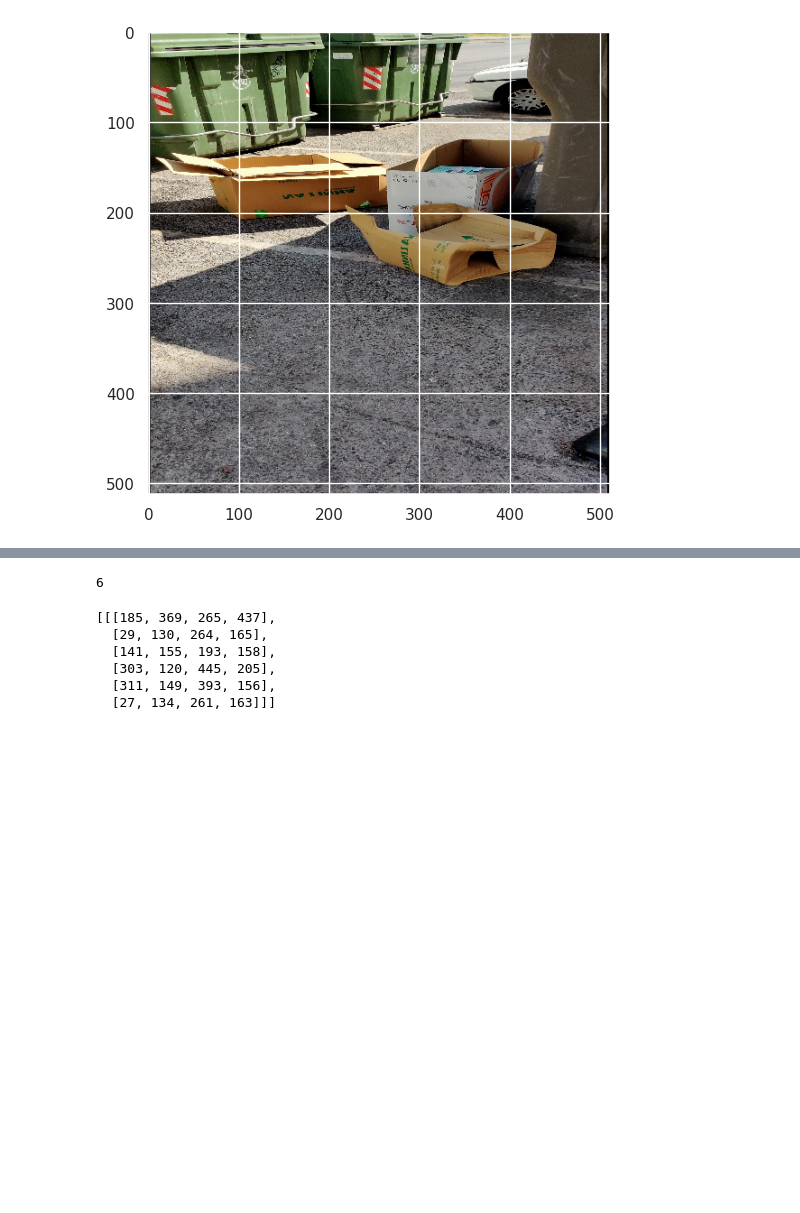
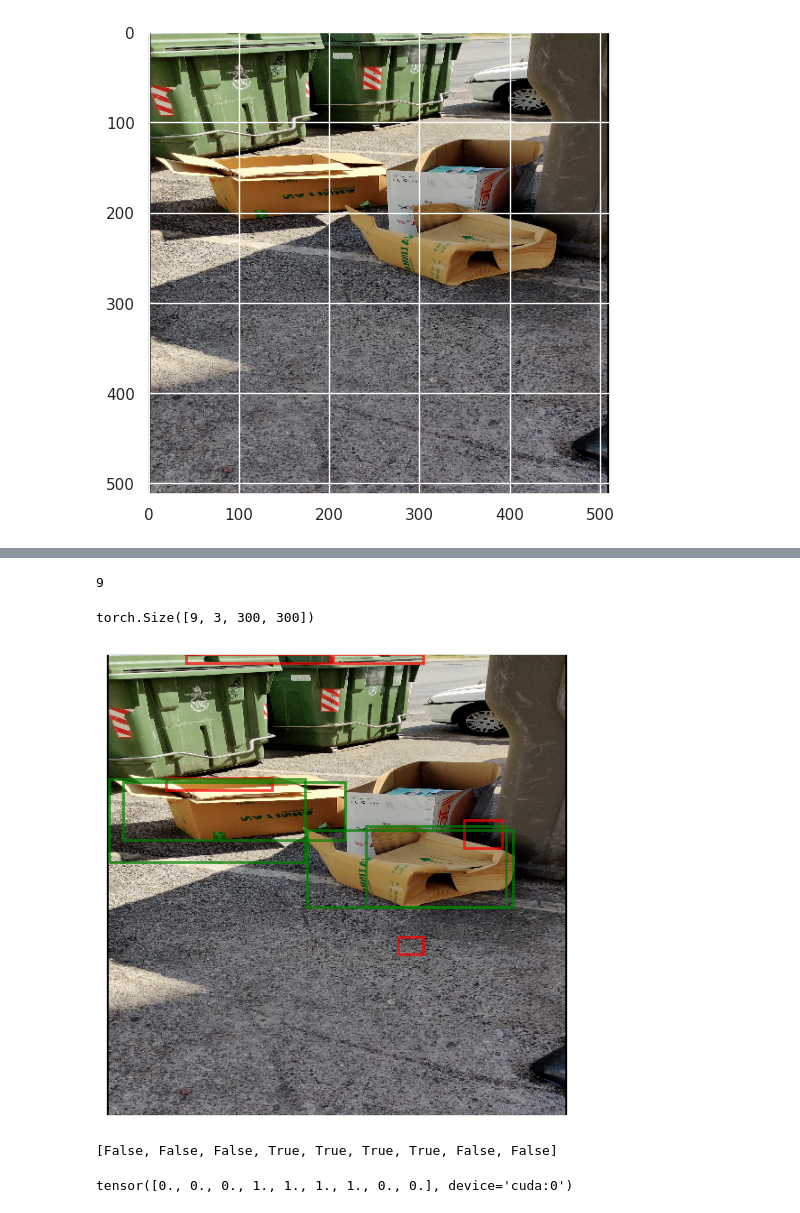
Before and after one commit to amakarewicz/2023-DTU-Deep-Learning-In-Computer-Vision, a Jupyter notebook: IV-Object-Detection/training_loop.ipynb, the cells around one changed output, grey strips where cells are left out. Saved outputs shown, nothing was run; the diff lists cells and outputs as text; code cells hidden in the pictures; blank space fills up the shorter version.

```diff
--- a/IV-Object-Detection/training_loop.ipynb
+++ b/IV-Object-Detection/training_loop.ipynb
@@ -210,19 +210,44 @@ bboxes[1]
 # Selective search
 cropped_images_all, proposals_all, predictions_all = selective_search_train([images[1]], [bboxes[1]])
 data, target = torch.stack(cropped_images_all).to(device), torch.FloatTensor(predictions_all).to(device)
-# %%
-len(cropped_images_all)
-# %% [output]
-6
-# %%
-proposals_all
-# %% [output]
-[[[185, 369, 265, 437],
-  [29, 130, 264, 165],
-  [141, 155, 193, 158],
-  [303, 120, 445, 205],
-  [311, 149, 393, 156],
-  [27, 134, 261, 163]]]
+# %%
+len(cropped_images_all)
+# %% [output]
+9
+# %%
+data.shape
+# %% [output]
+torch.Size([9, 3, 300, 300])
+# %%
+fig,ax = plt.subplots(1)
+
+plt.imshow(images[1].permute(1,2,0))
+plt.xticks([])
+plt.yticks([])
+
+# Show annotations
+for i, ann in enumerate(proposals_all[0]):
+
+    [x, y, x1, y1] = ann
+    if predictions_all[i]:
+        edge_col = 'green'
+    else:
+        edge_col = 'red'
+    rect = Rectangle((x,y),x1-x,y1-y,linewidth=2,edgecolor=edge_col,
+                     facecolor='none', alpha=0.7)
+    ax.add_patch(rect)
+#plt.savefig(f'imgs/output_{img_idx}.png')
+plt.show()
+# %% [output]
+[figure, added]
+# %%
+predictions_all
+# %% [output]
+[False, False, False, True, True, True, True, False, False]
+# %%
+target
+# %% [output]
+tensor([0., 0., 0., 1., 1., 1., 1., 0., 0.], device='cuda:0')
 # %%
 predictions_all
 # %% [output]
```
Also changed, not shown: parts of 5 cells of this notebook.
